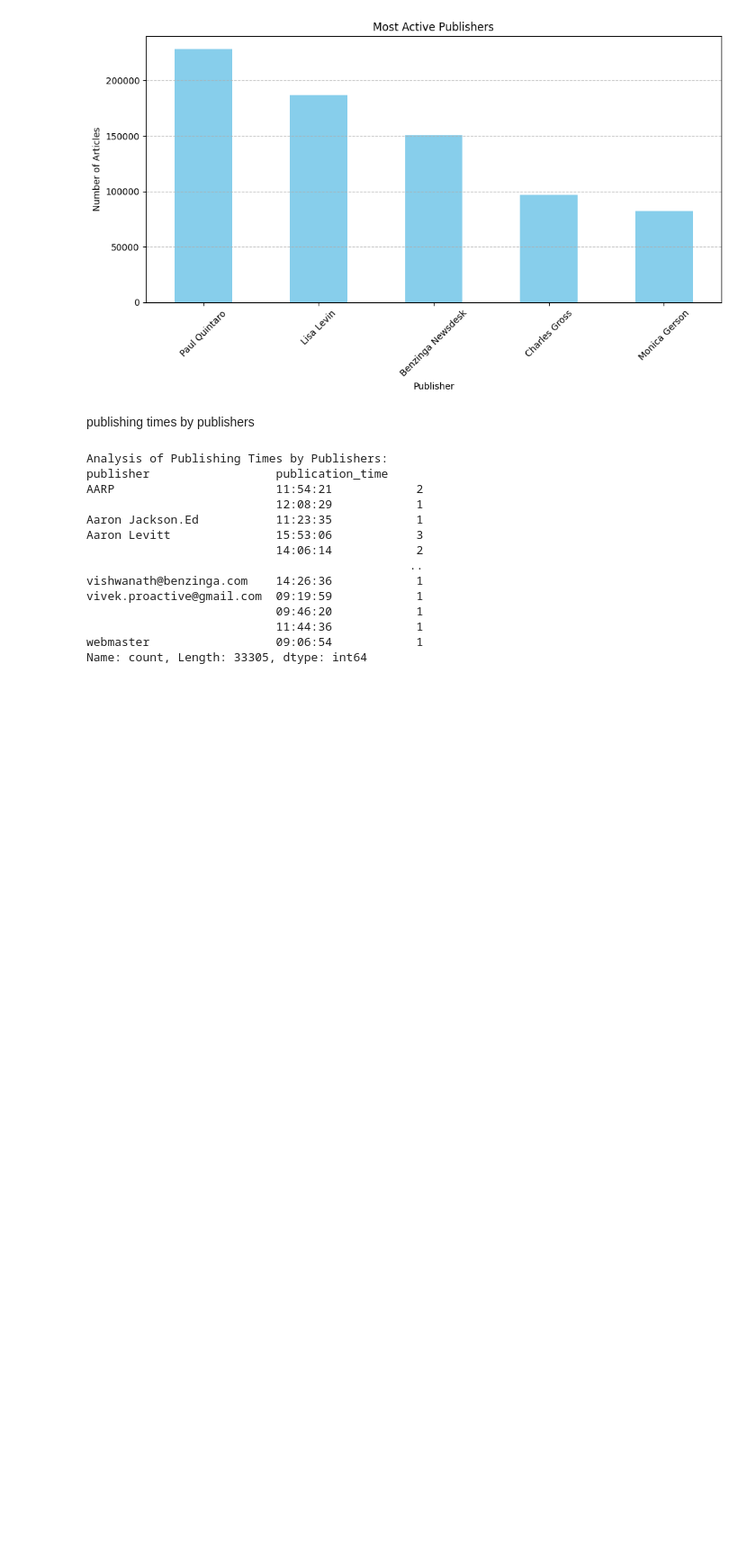
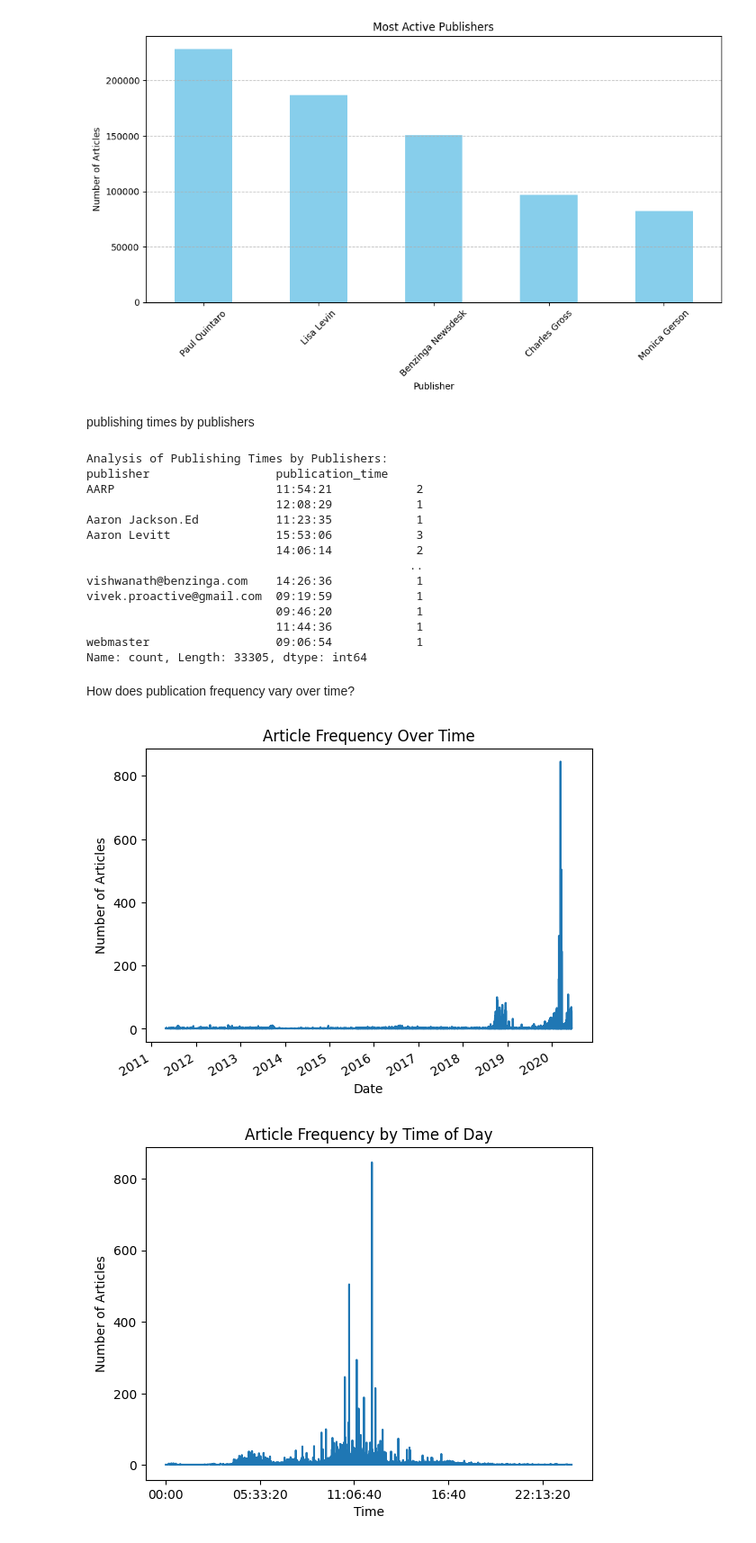
Before and after one commit to fro-su/Nova_Financial_Solutions, a Jupyter notebook: notebooks/time_and_publisher_analysis.ipynb, the cells around one changed output. Shown at 90% size. Drawn from its saved outputs; the diff is of its cells as text; code cells hidden in the pictures; blank space fills up the shorter version.

Commit message:
time series analysis on how does publication frequency vary over time

```diff
--- a/notebooks/time_and_publisher_analysis.ipynb
+++ b/notebooks/time_and_publisher_analysis.ipynb
@@ -90,6 +90,25 @@ vivek.proactive@gmail.com  09:19:59            1
                            11:44:36            1
 webmaster                  09:06:54            1
 Name: count, Length: 33305, dtype: int64
+# %% [markdown]
+ How does publication frequency vary over time?
+# %%
+import matplotlib.pyplot as plt
+
+df['publication_date'] = pd.to_datetime(df['publication_date'])
+articles_by_date = df['publication_date'].value_counts().sort_index()
+articles_by_date.plot(title="Article Frequency Over Time", xlabel="Date", ylabel="Number of Articles")
+plt.show()
+
+# Analyze publication times (if time data is available)
+if 'publication_time' in df.columns:
+    df['publication_time'] = pd.to_datetime(df['publication_time'], format='%H:%M:%S').dt.time
+    articles_by_time = df['publication_time'].value_counts().sort_index()
+    articles_by_time.plot(title="Article Frequency by Time of Day", xlabel="Time", ylabel="Number of Articles")
+    plt.show()
+# %% [output]
+[figure, added]
+[figure, added]
 # %%
 from collections import Counter
 from urllib.parse import urlparse
```
Also changed, not shown: parts of 1 cell of this notebook.
